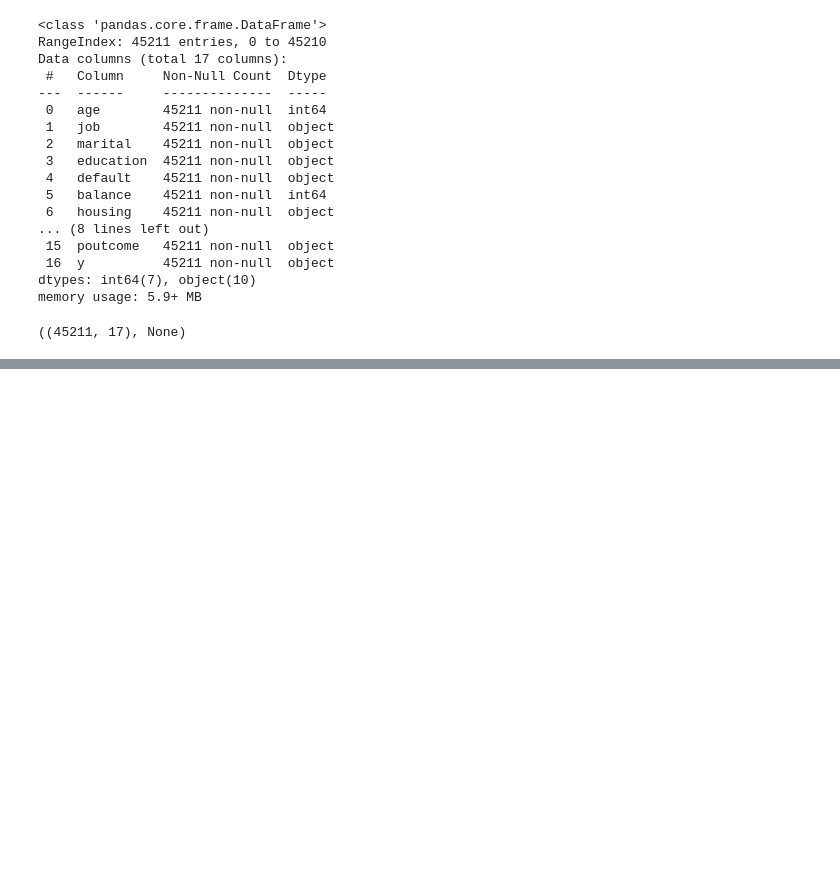
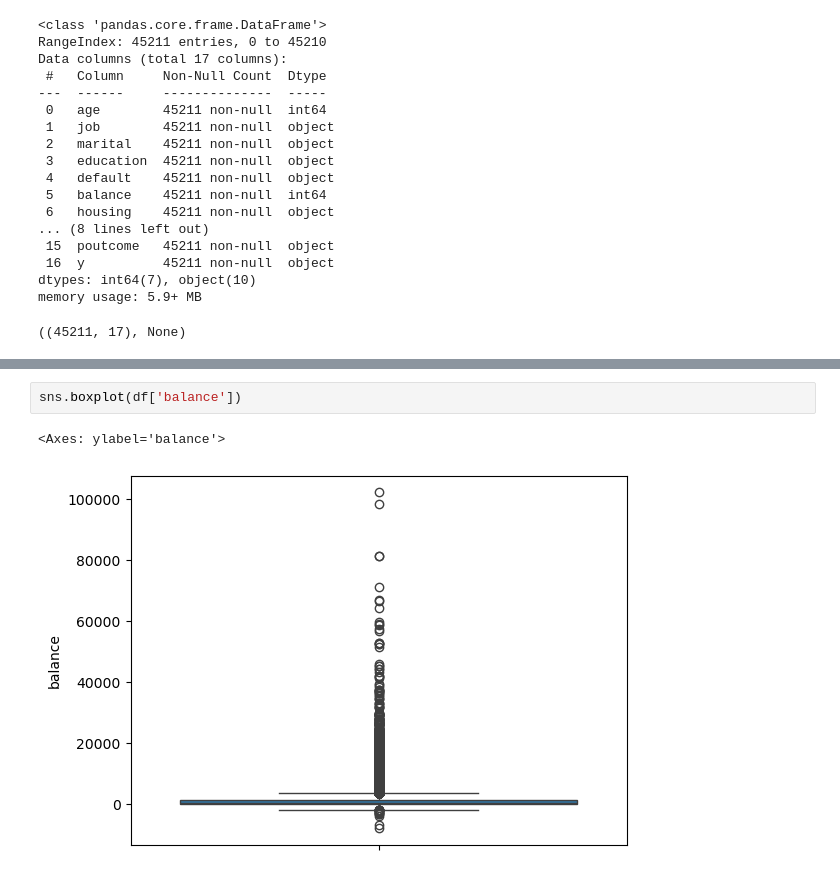
Before and after one commit to ankitmandhare1111/bankmarketing_MLModel, a Jupyter notebook: Model.ipynb, the cells around one changed output, grey strips where cells are left out. Saved outputs shown, nothing was run; the diff lists cells and outputs as text; blank space fills up the shorter version.

```diff
--- a/Model.ipynb
+++ b/Model.ipynb
@@ -84,0 +438,5 @@ memory usage: 5.9+ MB
+# %%
+sns.boxplot(df['balance'])
+# %% [output]
+<Axes: ylabel='balance'>
+[figure, added]
```
Also changed, not shown: parts of 37 cells of this notebook.
